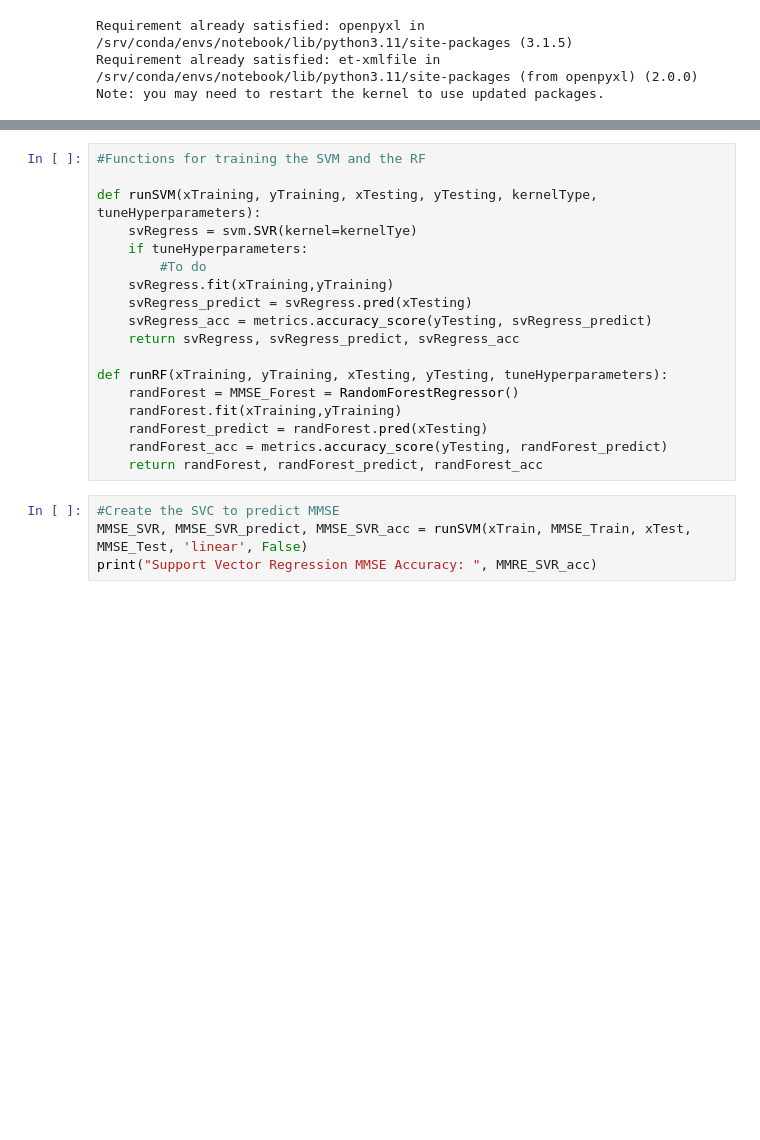
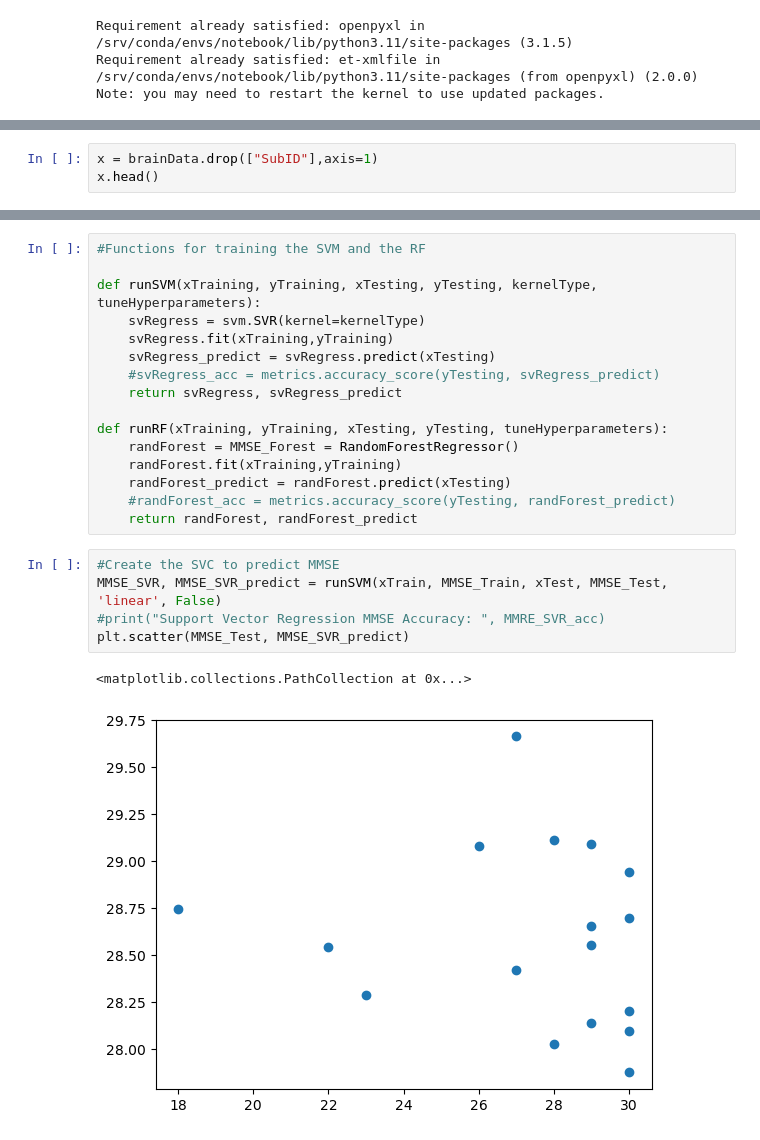
Before and after one commit to ricardjocelyn/high-dimensionality-prediction, a Jupyter notebook: SVMRandomForest.ipynb, the cells around one changed output, grey strips where cells are left out. Saved outputs shown, nothing was run; the diff lists cells and outputs as text; blank space fills up the shorter version.

```diff
--- a/SVMRandomForest.ipynb
+++ b/SVMRandomForest.ipynb
@@ -26,0 +53,3 @@ demographicData.head()
+# %%
+x = brainData.drop(["SubID"],axis=1)
+x.head()
@@ -50,23 +85,25 @@ NameError: name 'x' is not defined
 #Functions for training the SVM and the RF
 
 def runSVM(xTraining, yTraining, xTesting, yTesting, kernelType, tuneHyperparameters):
-    svRegress = svm.SVR(kernel=kernelTye)
-    if tuneHyperparameters:
-        #To do
+    svRegress = svm.SVR(kernel=kernelType)
     svRegress.fit(xTraining,yTraining)
-    svRegress_predict = svRegress.pred(xTesting)
-    svRegress_acc = metrics.accuracy_score(yTesting, svRegress_predict)
-    return svRegress, svRegress_predict, svRegress_acc
+    svRegress_predict = svRegress.predict(xTesting)
+    #svRegress_acc = metrics.accuracy_score(yTesting, svRegress_predict)
+    return svRegress, svRegress_predict
 
 def runRF(xTraining, yTraining, xTesting, yTesting, tuneHyperparameters):
     randForest = MMSE_Forest = RandomForestRegressor()
     randForest.fit(xTraining,yTraining)
-    randForest_predict = randForest.pred(xTesting)
-    randForest_acc = metrics.accuracy_score(yTesting, randForest_predict)
-    return randForest, randForest_predict, randForest_acc
+    randForest_predict = randForest.predict(xTesting)
+    #randForest_acc = metrics.accuracy_score(yTesting, randForest_predict)
+    return randForest, randForest_predict
 # %%
 #Create the SVC to predict MMSE
-MMSE_SVR, MMSE_SVR_predict, MMSE_SVR_acc = runSVM(xTrain, MMSE_Train, xTest, MMSE_Test, 'linear', False)
-print("Support Vector Regression MMSE Accuracy: ", MMRE_SVR_acc)
+MMSE_SVR, MMSE_SVR_predict = runSVM(xTrain, MMSE_Train, xTest, MMSE_Test, 'linear', False)
+#print("Support Vector Regression MMSE Accuracy: ", MMRE_SVR_acc)
+plt.scatter(MMSE_Test, MMSE_SVR_predict)
+# %% [output]
+<matplotlib.collections.PathCollection at 0x...>
+[figure, added]
 # %%
 #Create the SVC to predict CDR
```
Also changed, not shown: parts of 9 cells of this notebook.
